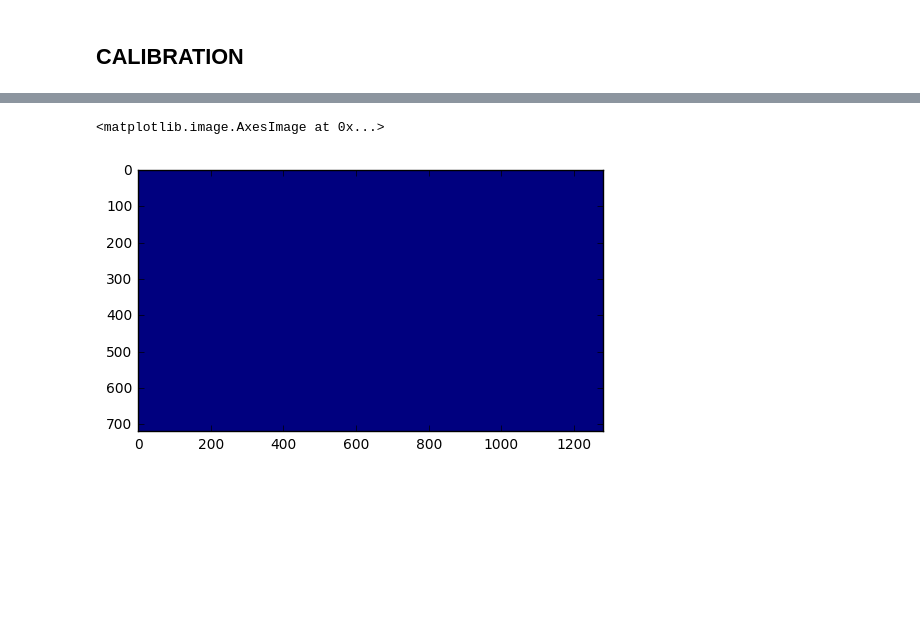
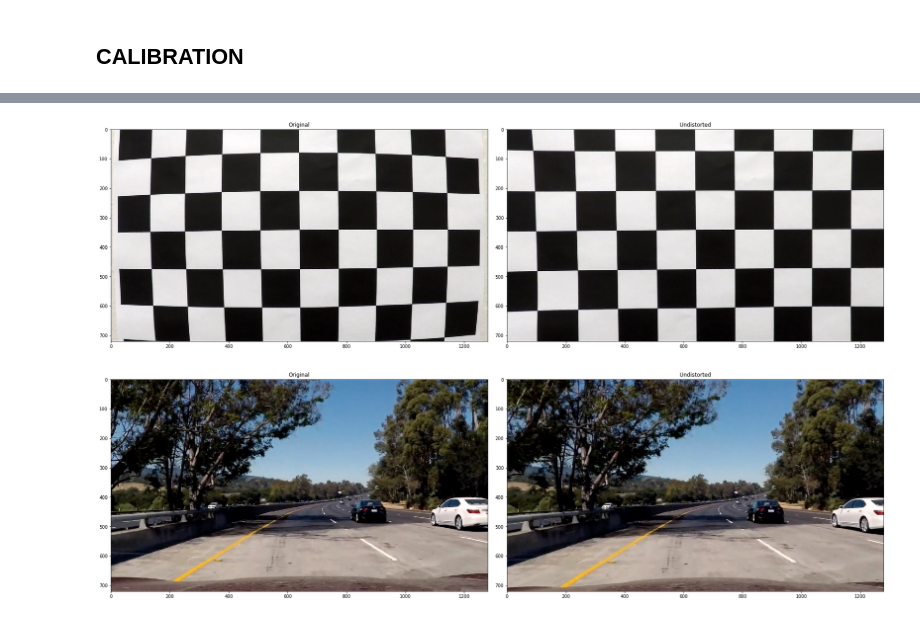
Before and after one commit to ancabilloni/SDC-P4-AdvanceLaneFiding, a Jupyter notebook: find_lanes.ipynb, the cells around one changed output, grey strips where cells are left out. Cells and saved outputs as stored; diff of their text form; code cells hidden in the pictures; blank space fills up the shorter version.

```diff
--- a/find_lanes.ipynb
+++ b/find_lanes.ipynb
@@ -48,7 +40,0 @@ def graycvt(image):
-# %%
-#Undistort a calibration image
-ca1 = mpimg.imread('./camera_cal/calibration1.jpg')
-ret, mtx, dist, rvecs, tvecs = cv2.calibrateCamera(objpoints,imgpoints,graycvt(ca1).shape[::-1],None,None)
-
-undistort_ca1 = cv2.undistort(ca1,mtx,dist,None,mtx)
-plt.imshow(undistort_ca1)
@@ -93,9 +121,28 @@ def dir_threshold(image, sobel_kernel=3, thresh=(0, np.pi/2)):
-# %%
-#Sample
-img1 = './test_images/straight_lines1.jpg'
-undist = undistort(img1)
-output = dir_threshold(undist, sobel_kernel=9, thresh=(0,3.14))
-plt.imshow(output)
-# %% [output]
-<matplotlib.image.AxesImage at 0x...>
-[figure, removed]
+# %%
+#Undistort a Chessboard Image
+%matplotlib inline
+ca1 = mpimg.imread('./camera_cal/calibration1.jpg')
+undistort_ca1 = undistort(ca1, objpoints, imgpoints)
+f, (ax1,ax2) = plt.subplots(1,2,figsize=(24,9))
+f.tight_layout()
+ax1.imshow(ca1)
+ax1.set_title('Original')
+ax2.imshow(undistort_ca1)
+ax2.set_title('Undistorted')
+plt.subplots_adjust(left=0.,right=1,top=0.9,bottom=0.)
+# %% [output]
+[figure, added]
+# %%
+#Undistort a Test Image
+%matplotlib inline
+ca1 = mpimg.imread('./test_images/test5.jpg')
+undistort_ca1 = undistort(ca1, objpoints, imgpoints)
+f, (ax1,ax2) = plt.subplots(1,2,figsize=(24,9))
+f.tight_layout()
+ax1.imshow(ca1)
+ax1.set_title('Original')
+ax2.imshow(undistort_ca1)
+ax2.set_title('Undistorted')
+plt.subplots_adjust(left=0.,right=1,top=0.9,bottom=0.)
+# %% [output]
+[figure, added]
```
Also changed, not shown: parts of 13 cells of this notebook, 2 other files.
